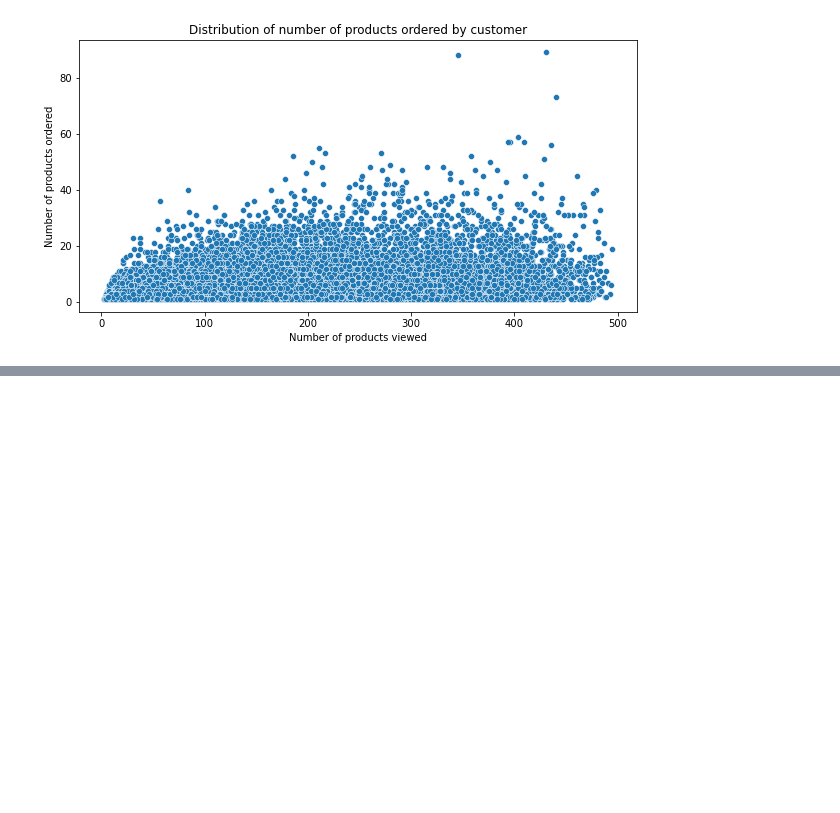
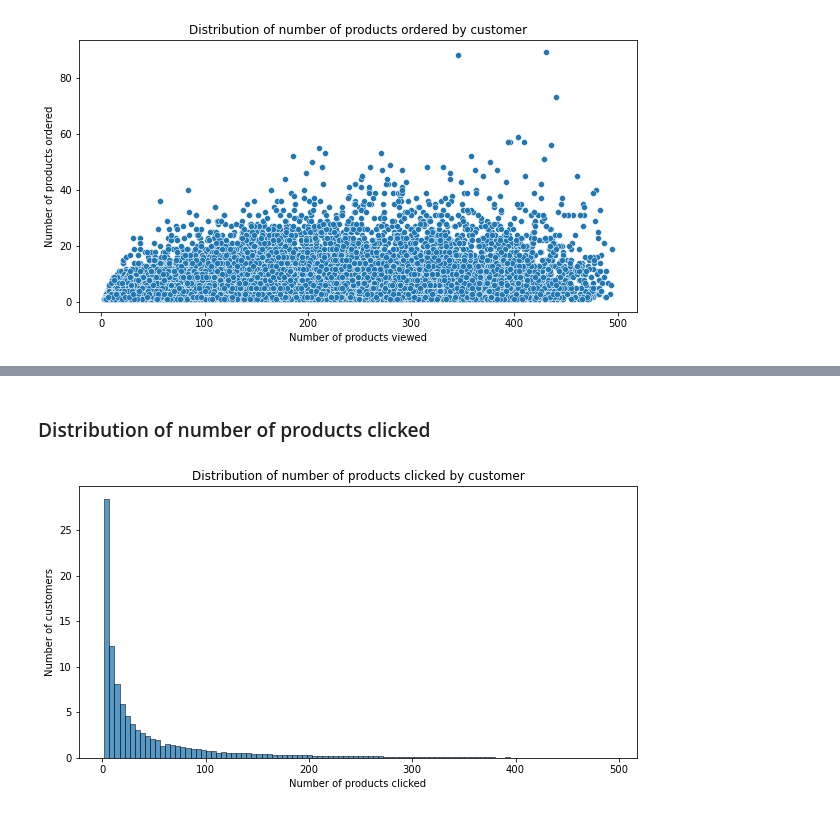
Before and after one commit to parthpankajtiwary/otto-recsys, a Jupyter notebook: notebooks/Otto-Recsys-DataLoading-EDA.ipynb, the cells around one changed output, grey strips where cells are left out. Drawn from its saved outputs; the diff is of its cells as text; code cells hidden in the pictures; blank space fills up the shorter version.

```diff
--- a/notebooks/Otto-Recsys-DataLoading-EDA.ipynb
+++ b/notebooks/Otto-Recsys-DataLoading-EDA.ipynb
@@ -165,0 +214,11 @@ plt.show()
+# %% [markdown]
+### Distribution of number of products clicked
+# %%
+plt.figure(figsize=(10, 5))
+sns.histplot(grouped_train_clicks['product_code_clicks'], stat='percent', kde=False, bins=100)
+plt.title('Distribution of number of products clicked by customer')
+plt.xlabel('Number of products clicked')
+plt.ylabel('Number of customers')
+plt.show()
+# %% [output]
+[figure, added]
```
Also changed, not shown: parts of 14 cells of this notebook.
